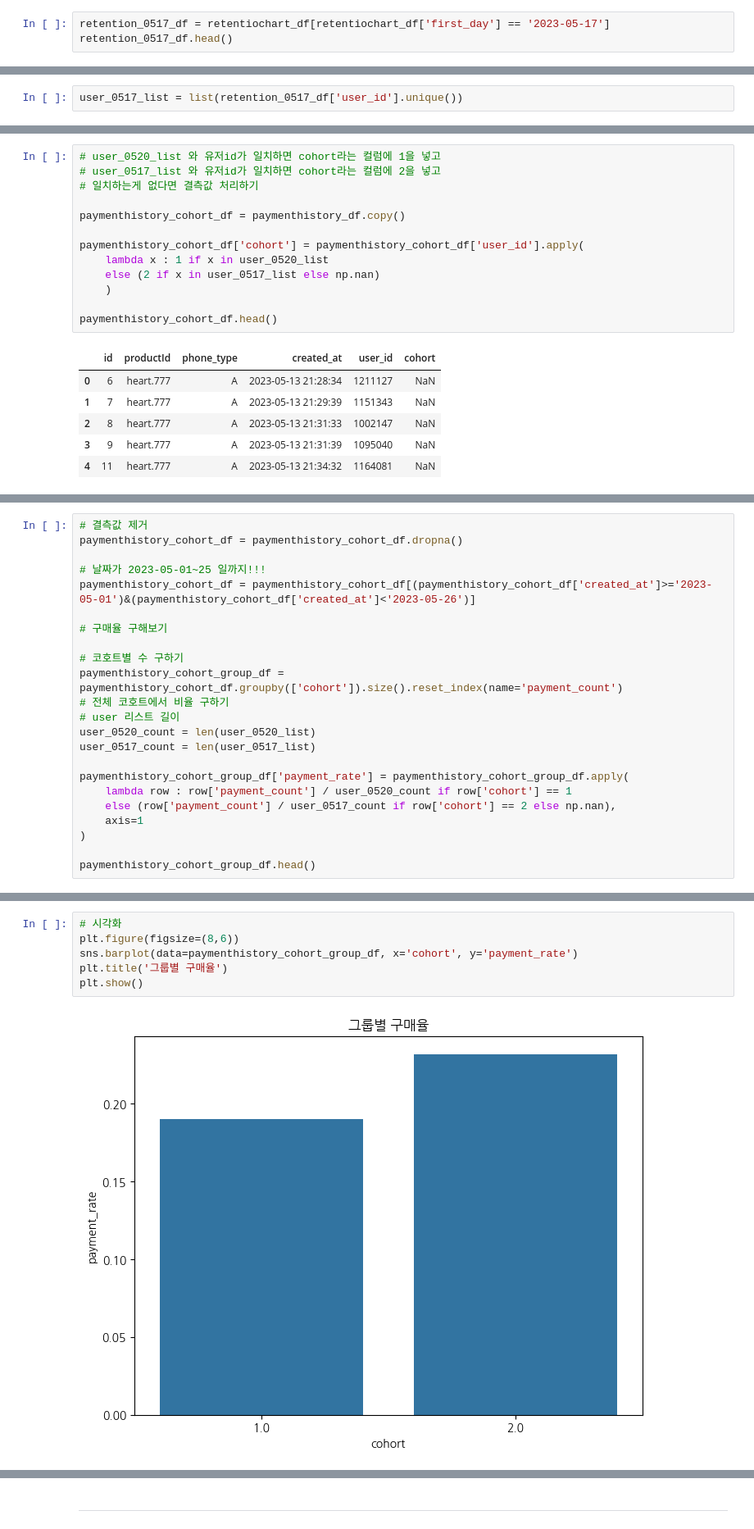
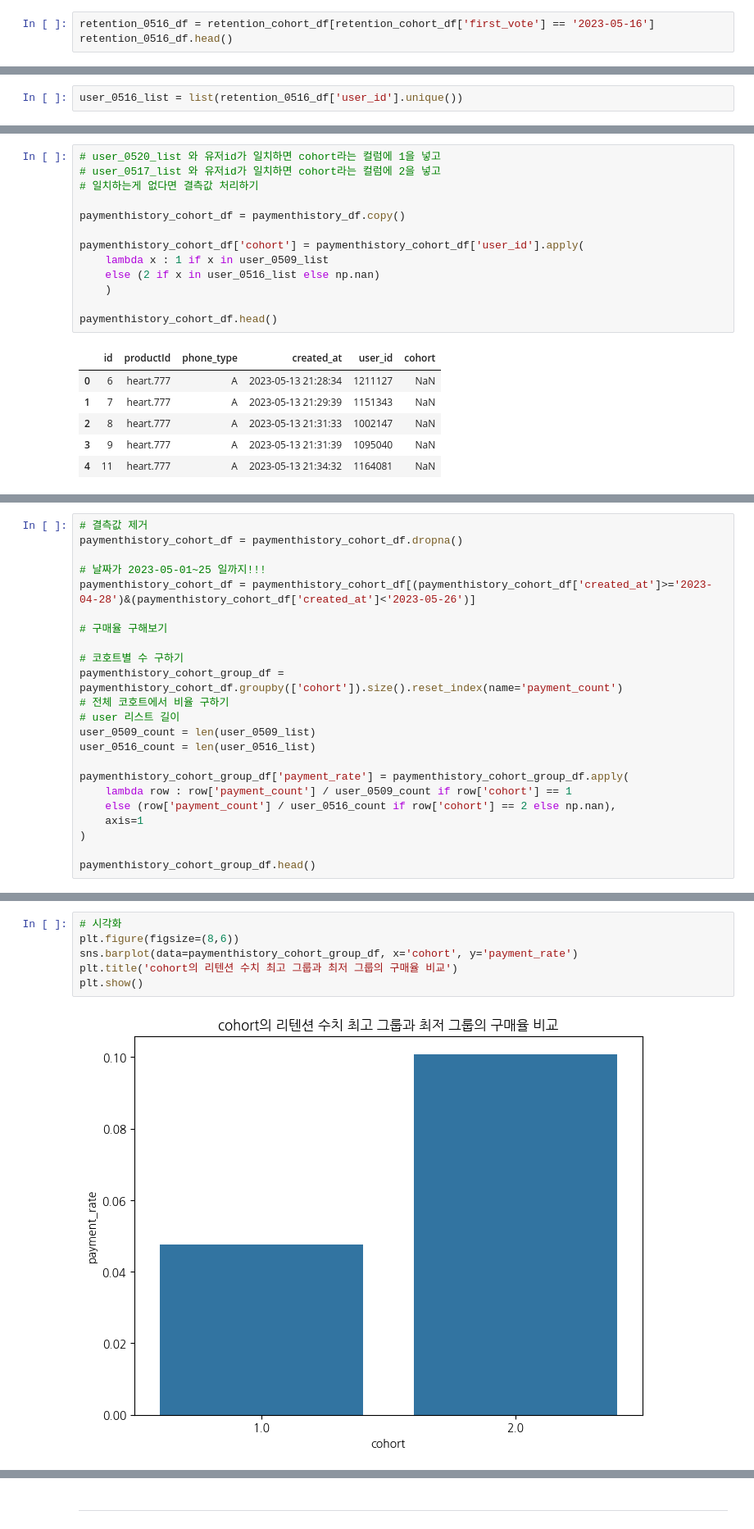
Before and after one commit to saeraniren/advanced_project, a Jupyter notebook: kpi_retention.ipynb, the cells around one changed output, grey strips where cells are left out. Shown at 82% size. Drawn from its saved outputs; the diff is of its cells as text.

Commit message:
kpi_retention

```diff
--- a/kpi_retention.ipynb
+++ b/kpi_retention.ipynb
@@ -607,4 +626,4 @@ user_0520_list = list(retention_0520_df['user_id'].unique())
 # %%
-retention_0517_df = retentiochart_df[retentiochart_df['first_day'] == '2023-05-17']
-retention_0517_df.head()
+retention_0516_df = retention_cohort_df[retention_cohort_df['first_vote'] == '2023-05-16']
+retention_0516_df.head()
 # %% [output]
@@ -617,2 +636,2 @@ retention_0517_df.head()
 # %%
-user_0517_list = list(retention_0517_df['user_id'].unique())
+user_0516_list = list(retention_0516_df['user_id'].unique())
@@ -828,8 +944,8 @@ paymenthistory_df.head()
 paymenthistory_cohort_df = paymenthistory_df.copy()
 
 paymenthistory_cohort_df['cohort'] = paymenthistory_cohort_df['user_id'].apply(
-    lambda x : 1 if x in user_0520_list
-    else (2 if x in user_0517_list else np.nan)
+    lambda x : 1 if x in user_0509_list
+    else (2 if x in user_0516_list else np.nan)
     )
 
 paymenthistory_cohort_df.head()
@@ -863,7 +978,7 @@ memory usage: 4.4+ MB
 paymenthistory_cohort_df = paymenthistory_cohort_df.dropna()
 
 # 날짜가 2023-05-01~25 일까지!!!
-paymenthistory_cohort_df = paymenthistory_cohort_df[(paymenthistory_cohort_df['created_at']>='2023-05-01')&(paymenthistory_cohort_df['created_at']<'2023-05-26')]
+paymenthistory_cohort_df = paymenthistory_cohort_df[(paymenthistory_cohort_df['created_at']>='2023-04-28')&(paymenthistory_cohort_df['created_at']<'2023-05-26')]
 
 # 구매율 구해보기
 
@@ -871,12 +986,12 @@ paymenthistory_cohort_df = paymenthistory_cohort_df[(paymenthistory_cohort_df['c
 paymenthistory_cohort_group_df = paymenthistory_cohort_df.groupby(['cohort']).size().reset_index(name='payment_count')
 # 전체 코호트에서 비율 구하기
 # user 리스트 길이
-user_0520_count = len(user_0520_list)
-user_0517_count = len(user_0517_list)
+user_0509_count = len(user_0509_list)
+user_0516_count = len(user_0516_list)
 
 paymenthistory_cohort_group_df['payment_rate'] = paymenthistory_cohort_group_df.apply(
-    lambda row : row['payment_count'] / user_0520_count if row['cohort'] == 1
-    else (row['payment_count'] / user_0517_count if row['cohort'] == 2 else np.nan),
+    lambda row : row['payment_count'] / user_0509_count if row['cohort'] == 1
+    else (row['payment_count'] / user_0516_count if row['cohort'] == 2 else np.nan),
     axis=1
 )
 
@@ -892,8 +1007,8 @@ print(user_0520_count, user_0517_count)
 # %%
 # 시각화
 plt.figure(figsize=(8,6))
 sns.barplot(data=paymenthistory_cohort_group_df, x='cohort', y='payment_rate')
-plt.title('그룹별 구매율')
+plt.title('cohort의 리텐션 수치 최고 그룹과 최저 그룹의 구매율 비교')
 plt.show()
 # %% [output]
-[figure, old version]
+[figure, new version]
```
Also changed, not shown: parts of 82 cells of this notebook.
